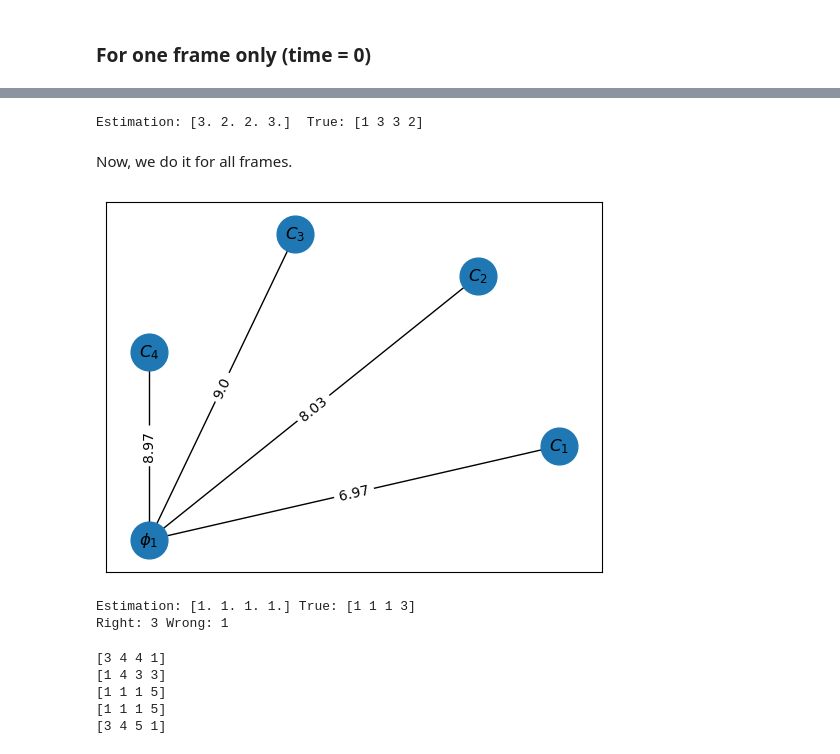
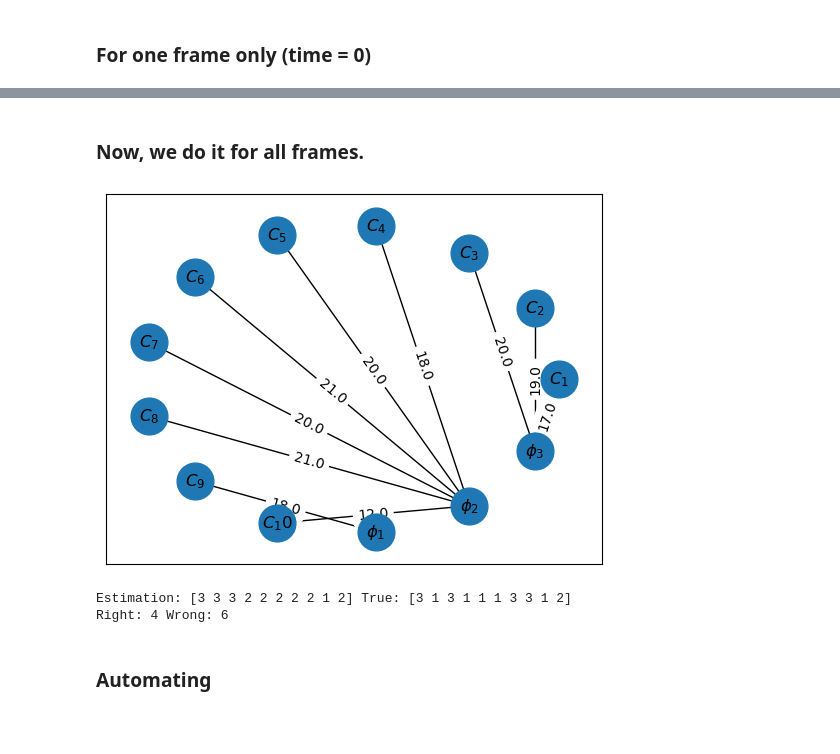
Before and after one commit to leobt23/ADRI, a Jupyter notebook: Projets_final/final1/Class1_FINAL.ipynb, the cells around one changed output, grey strips where cells are left out. Cells and saved outputs as stored; diff of their text form; code cells hidden in the pictures; blank space fills up the shorter version.

```diff
--- a/Projets_final/final1/Class1_FINAL.ipynb
+++ b/Projets_final/final1/Class1_FINAL.ipynb
@@ -780,20 +932,36 @@ def matrix_form(matrix):
 # %% [markdown]
 ### For one frame only (time = 0)
 # %%
+clients = [r"$C_1$", r"$C_2$", r"$C_3$", r"$C_4$"]
+phases = [r"$\phi_1$", r"$\phi_2$", r"$\phi_3$"]
+
+node_labels = clients + phases
+
 # recreating the data
 n_customers = 4
 phase = randint(1, 4, n_customers)
-X,Y = createXY(raw_data,phase)
+phase = np.array([3,2,1,3])
+X,Y = createXY(raw_data,phase,sigma=0)
 
 # create the matrix of the graph
-matrix_graph = create_graph(X,Y,0,weight_abs,clients,phases)
+matrix_graph = create_graph(X,Y,10,weight_normalized_sum,clients,phases)
 display_graph(matrix_graph,node_labels)
+print(matrix_form(matrix_graph))
 
 # find the minimum spanning tree
 mst = create_mst_graph(matrix_graph)
 display_graph(mst,clients+phases)
+print(matrix_form(mst))
+
+
+
 
 # get the final graph, where we only take the min edges of each client
-final_graph = get_final_graph(mst)
+final_graph = get_final_graph(mst,clients)
 display_graph(final_graph,clients+phases)
+print(matrix_form(final_graph))
+
+# now, from the final_graph, we can get the final assignment
+assignment = get_final_assignment(final_graph,clients)
+print('\nEstimation:',assignment,' True:',phase)
 # %% [output]
@@ -803,59 +994,54 @@ display_graph(final_graph,clients+phases)
-# %%
-# now, from the final_graph, we can get the final assignment
-assignment = get_final_assignment(final_graph,clients)
-print('Estimation:',assignment,' True:',phase)
-# %% [output]
-Estimation: [3. 2. 2. 3.]  True: [1 3 3 2]
 # %% [markdown]
-Now, we do it for all frames.
+### Now, we do it for all frames.
 # %%
 #clients = [r"$C_1$", r"$C_2$", r"$C_3$", r"$C_4$"]
 #phases = [r"$\phi_1$", r"$\phi_2$", r"$\phi_3$"]
 
 # recreating the data
-n_customers = 4
+n_customers = 10
 n_phases = 3
-phase = randint(1, n_phases+1, n_customers)
-#phase = np.array([1,3,3,1])
-X,Y = createXY(raw_data,phase)
+phase = np.array([1,3,3,1])
+phase = np.array([3,1,2,3])
+phase = np.array([1,1,1,1])
+phase = get_original_phase(n_phases,n_customers)
+sigma = 0 # noise level
+X,Y = createXY(raw_data,phase,sigma)
+
 
 # automate the "clients" and "phases" string variables for the amount of clients and phases we pick
 clients = [r"$C_{}$".format(i+1) for i in range(n_customers)]
 phases = [r"$\phi_{}$".format(i+1) for i in range(n_phases)]
 
 node_labels = clients + phases
 
 matrix_global = np.zeros((len(node_labels),len(node_labels)))
 # looping over all time steps
 for k in range(X.shape[0]):
+
+    # list of weights: weight_abs, weight_normalized_abs, weight_square, weight_normalized_square, weight_normalized_sum, weight_normalized
     # create the matrix of the graph
     matrix_graph = create_graph(X,Y,k,weight_normalized_abs,clients,phases)
+
     # add it to the global matrix
     matrix_global += matrix_graph
-mst_global = create_mst_graph(matrix_global)
+#mst_global = create_mst_graph(matrix_global)
+mst_global = prim(matrix_global)
+#display_graph(mst_global,node_labels)
 # get the final graph, where we only take the min edges of each client
-final_graph = get_final_graph(mst_global)
+final_graph = get_final_graph(mst_global,clients)
+
 # get the final assignment
 assignment = get_final_assignment(final_graph,clients)
+
 # display the graph
 display_graph(final_graph,node_labels)
 # display the assignment
 print('Estimation:',assignment,'True:',phase)
 # print how many times we were right vs wrong
 print('Right:',np.count_nonzero(assignment == phase),'Wrong:',np.count_nonzero(assignment != phase))
 # %% [output]
-[figure, old version]
+[figure, new version]
-Estimation: [1. 1. 1. 1.] True: [1 1 1 3]
-Right: 3 Wrong: 1
+Estimation: [3 3 3 2 2 2 2 2 1 2] True: [3 1 3 1 1 1 3 3 1 2]
+Right: 4 Wrong: 6
-# %%
-randint(2, 4, n_customers)
-# print the median of those randint for 100 tries
-loads_of_rands = []
-for i in range(5):
-   print(randint(1, 6, n_customers))
-# %% [output]
-[3 4 4 1]
-[1 4 3 3]
-[1 1 1 5]
-[1 1 1 5]
-[3 4 5 1]
+# %% [markdown]
+### Automating
```
Also changed, not shown: parts of 18 cells of this notebook, 1 other file.
